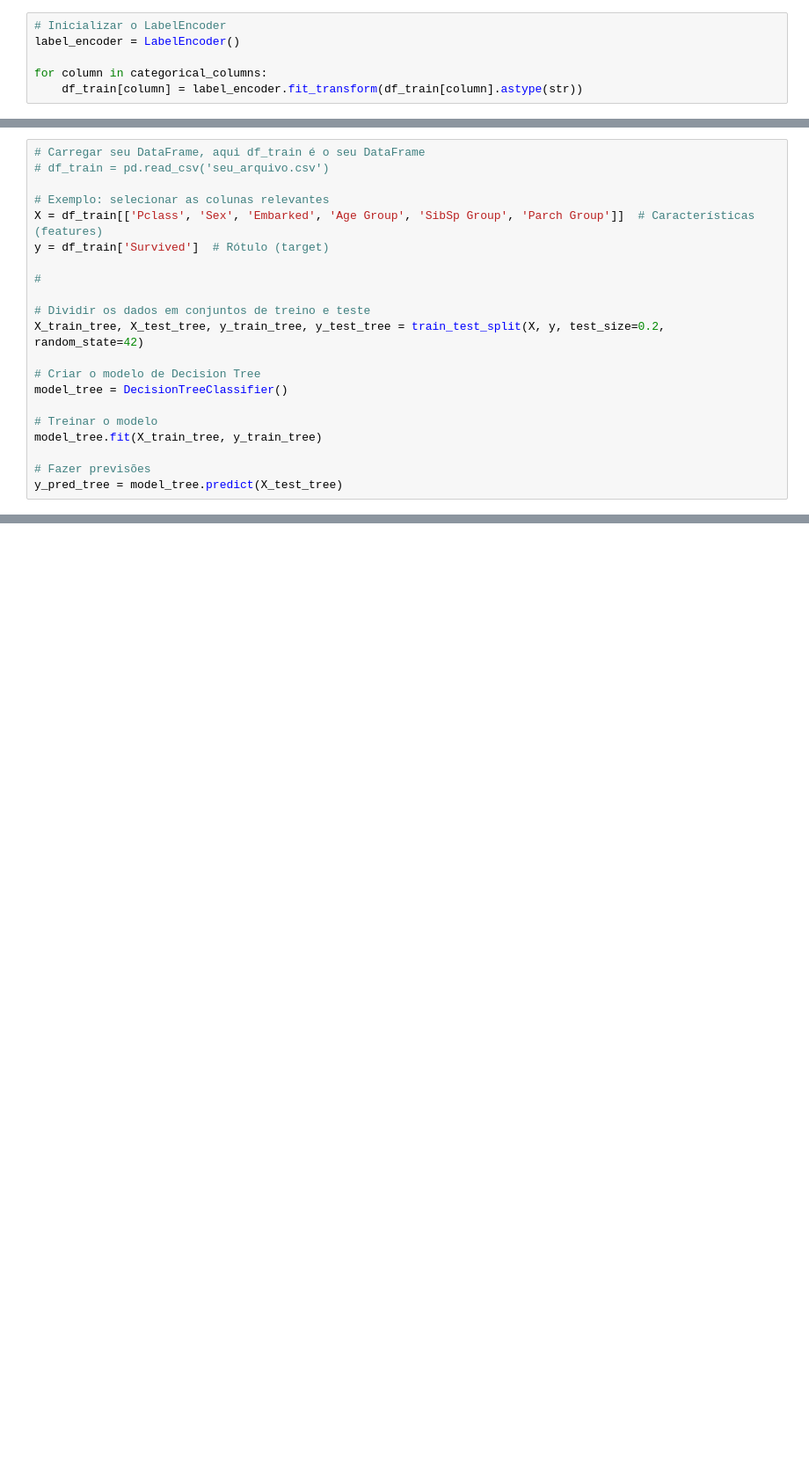
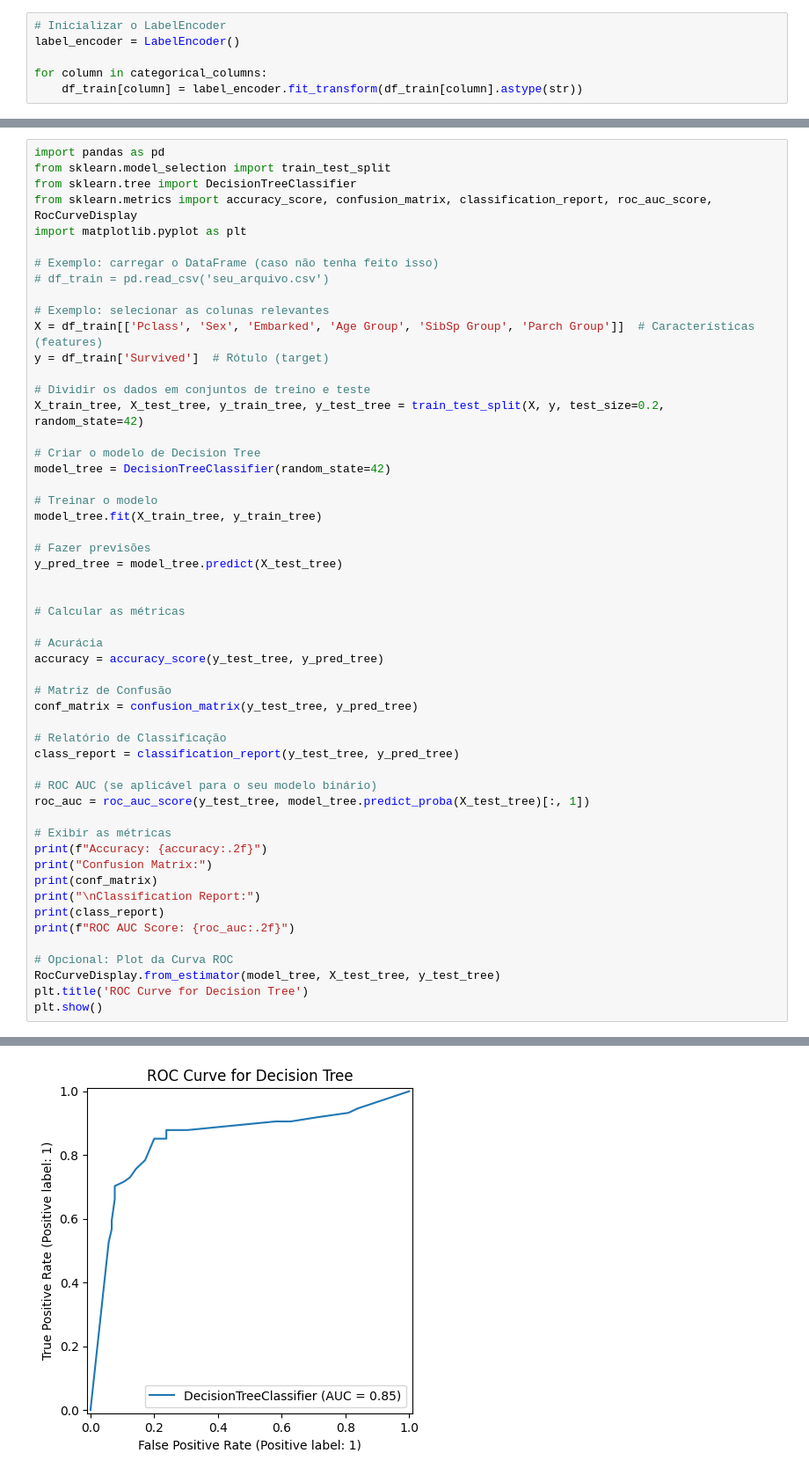
Before and after one commit to moreira-and/kaggle-ml-classification-titanic, a Jupyter notebook: notebooks/crisp_dm_titanic.ipynb, the cells around one changed output, grey strips where cells are left out. Shown at 88% size. Drawn from its saved outputs; the diff is of its cells as text; blank space fills up the shorter version.

```diff
--- a/notebooks/crisp_dm_titanic.ipynb
+++ b/notebooks/crisp_dm_titanic.ipynb
@@ -845,21 +865,54 @@ for column in categorical_columns:
 # %%
-# Carregar seu DataFrame, aqui df_train é o seu DataFrame
+import pandas as pd
+from sklearn.model_selection import train_test_split
+from sklearn.tree import DecisionTreeClassifier
+from sklearn.metrics import accuracy_score, confusion_matrix, classification_report, roc_auc_score, RocCurveDisplay
+import matplotlib.pyplot as plt
+
+# Exemplo: carregar o DataFrame (caso não tenha feito isso)
 # df_train = pd.read_csv('seu_arquivo.csv')
 
 # Exemplo: selecionar as colunas relevantes
 X = df_train[['Pclass', 'Sex', 'Embarked', 'Age Group', 'SibSp Group', 'Parch Group']]  # Características (features)
 y = df_train['Survived']  # Rótulo (target)
 
-#
-
 # Dividir os dados em conjuntos de treino e teste
 X_train_tree, X_test_tree, y_train_tree, y_test_tree = train_test_split(X, y, test_size=0.2, random_state=42)
 
 # Criar o modelo de Decision Tree
-model_tree = DecisionTreeClassifier()
+model_tree = DecisionTreeClassifier(random_state=42)
 
 # Treinar o modelo
 model_tree.fit(X_train_tree, y_train_tree)
 
 # Fazer previsões
 y_pred_tree = model_tree.predict(X_test_tree)
+
+
+# Calcular as métricas
+
+# Acurácia
+accuracy = accuracy_score(y_test_tree, y_pred_tree)
+
+# Matriz de Confusão
+conf_matrix = confusion_matrix(y_test_tree, y_pred_tree)
+
+# Relatório de Classificação
+class_report = classification_report(y_test_tree, y_pred_tree)
+
+# ROC AUC (se aplicável para o seu modelo binário)
+roc_auc = roc_auc_score(y_test_tree, model_tree.predict_proba(X_test_tree)[:, 1])
+
+# Exibir as métricas
+print(f"Accuracy: {accuracy:.2f}")
+print("Confusion Matrix:")
+print(conf_matrix)
+print("\nClassification Report:")
+print(class_report)
+print(f"ROC AUC Score: {roc_auc:.2f}")
+
+# Opcional: Plot da Curva ROC
+RocCurveDisplay.from_estimator(model_tree, X_test_tree, y_test_tree)
+plt.title('ROC Curve for Decision Tree')
+plt.show()
+# %% [output]
@@ -865,0 +935 @@ y_pred_tree = model_tree.predict(X_test_tree)
+[figure, added]
```
Also changed, not shown: parts of 33 cells of this notebook, 4 other files.
